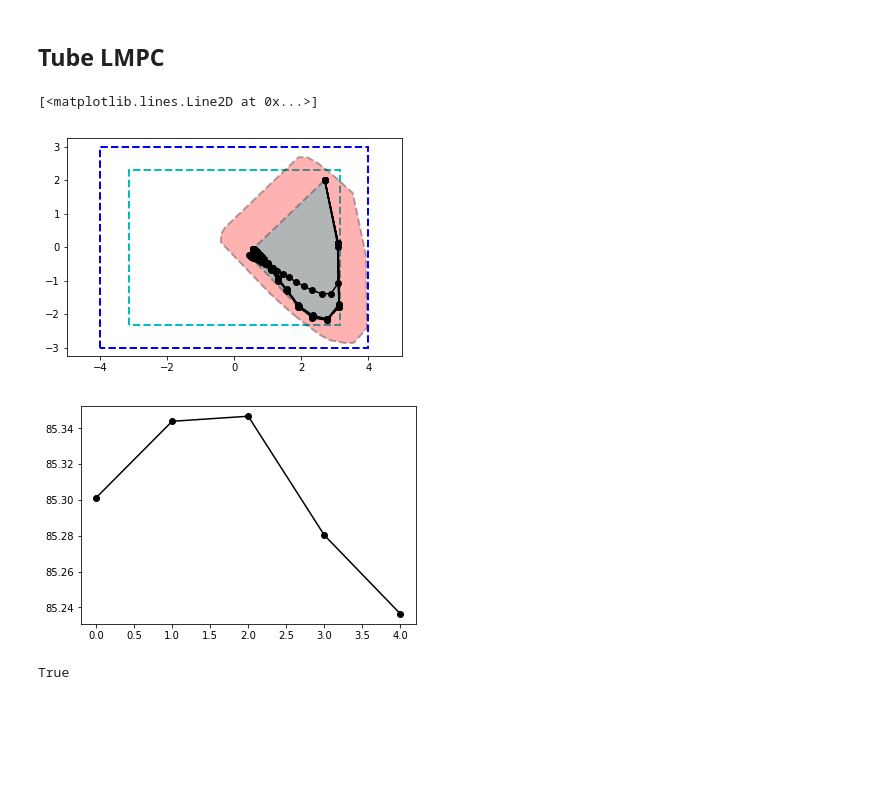
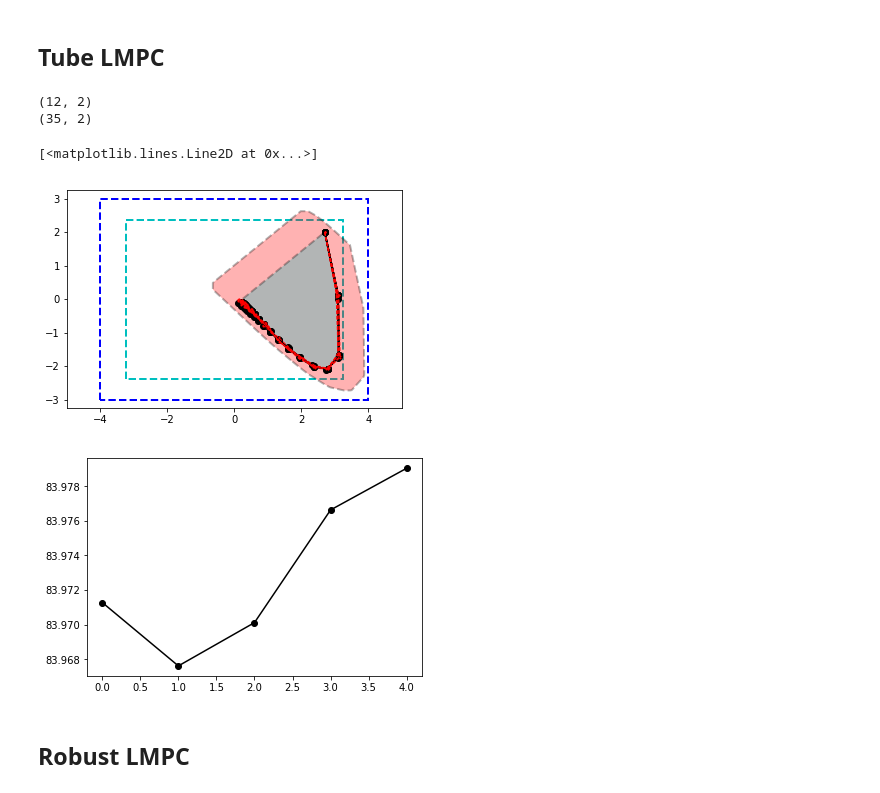
Before and after one commit to GoldeneyeRohan/prediction-uncertainty, a Jupyter notebook: Test Controllers.ipynb, the cells around one changed output. Cells and saved outputs as stored; diff of their text form; code cells hidden in the pictures; blank space fills up the shorter version.

Commit message:
finished robust and stochastic LMPC implementations

```diff
--- a/Test Controllers.ipynb
+++ b/Test Controllers.ipynb
@@ -152,8 +152,8 @@ state_limits.plot(ax=ax, alpha=1, color="w", edgecolor="b", linewidth=lw)
 X_bar = polytope.Polytope(*controller.state_constraints)
 X_bar.plot(ax=ax, alpha=1, color="w", linewidth=lw, edgecolor="c")
 
-plt.plot(x_traj[:,0], x_traj[:,1], "k-o")
-for x_pred in x_preds:
+plt.plot(x_tube_traj[:,0], x_tube_traj[:,1], "k-o")
+for x_pred in x_tube_preds:
     plt.plot(x_pred[:,0], x_pred[:,1], "r--")
 
 X_terminal = polytope.Polytope(*controller.terminal_constraint)
@@ -161,7 +161,7 @@ M = polytope.Polytope(*controller.init_constraint)
 
 X_terminal.plot(ax=ax, alpha=0.5, color="c", linewidth=lw)
 
-for x in np.rollaxis(x_preds[0], 0):
+for x in np.rollaxis(x_tube_preds[0], 0):
     Mx = control_utils.poly_translate(M, x)
     Mx.plot(ax=ax, alpha=.5, color="r", linewidth=lw)
 
@@ -179,8 +179,8 @@ controller = controllers.LTI_LMPC(A_true, B_true, C_true,
                                          Q, R, state_reference,
                                          state_constraints, input_constraints)
 h = lambda x, u: x.T @ Q @ x + u.T @ R @ u
-value_function = control_utils.compute_traj_cost(x_traj[:-1,:].T, u_traj.T, h)
-controller.add_trajectory(x_traj[:-1,:].T, u_traj.T, value_function)
+value_function = control_utils.compute_traj_cost(x_init_traj[:-1,:].T, u_init_traj.T, h)
+controller.add_trajectory(x_init_traj[:-1,:].T, u_init_traj.T, value_function)
 # %%
 for episode in range(num_episodes):
 #     print(episode)
@@ -218,44 +218,54 @@ controller = controllers.LTI_Tube_LMPC(A_true, B_true, C_true,
                                          Q, R, state_reference,
                                          state_constraints, input_constraints, w)
 h = lambda x, u: x.T @ Q @ x + u.T @ R @ u
-x_nominal, u_nominal = control_utils.compute_nominal_traj(x_traj.T, u_traj.T, A_true, B_true, C_true, controller.K)
+x_nominal, u_nominal = control_utils.compute_nominal_traj(x_mpc_traj.T, u_mpc_traj.T, A_true, B_true, C_true, controller.K)
 value_function = control_utils.compute_traj_cost(x_nominal[:,:-1], u_nominal, h)
 controller.add_trajectory(x_nominal[:,:-1], u_nominal, value_function)
 # %%
+true_costs = []
+true_trajs = []
 for episode in range(num_episodes):
     x_traj, u_traj, x_preds, u_preds = sim_traj(A_true, B_true, controller, x_init, process_noise=process_noise)
     x_nominal, u_nominal = control_utils.compute_nominal_traj(x_traj.T, u_traj.T, A_true, B_true, C_true, controller.K)
     value_function = control_utils.compute_traj_cost(x_nominal[:,:-1], u_nominal, h)
+    true_costs.append(control_utils.compute_traj_cost(x_traj[:-1,:].T, u_traj.T, h))
     controller.add_trajectory(x_nominal[:,:-1], u_nominal, value_function)
+    true_trajs.append(x_traj)
 # %%
 plt.figure()
 plt.axis("equal")
 ax = plt.gca()
 
 state_limits.plot(ax=ax, alpha=alpha, color="w", edgecolor="b", linewidth=lw)
 
 X_bar = polytope.Polytope(*controller.state_constraints)
 X_bar.plot(ax=ax, alpha=1, color="w", linewidth=lw, edgecolor="c")
 
 SS = polytope.qhull(controller.safe_set.value.T)
 M = polytope.Polytope(*controller.init_constraint)
 RSS = control_utils.minkowski_sum(SS, M)
-
+print(SS.A.shape)
+print(M.A.shape)
 RSS.plot(ax=ax, alpha=0.3, color="r", linewidth=lw)
 SS.plot(ax=ax, alpha=0.3, color="c", linewidth=lw)
 for x_traj in controller.traj_list:
     plt.plot(x_traj[0,:], x_traj[1,:], "k-o")
+
+
+for x_traj in true_trajs:
+    plt.plot(x_traj[:,0], x_traj[:,1], "r--o", lw=1, markersize=1)
 
 plt.xlim(xlims)
 plt.ylim(ylims)
 
 plt.figure()
 plt.plot([q[0] for q in controller.value_func_list[1:]], "ko-")
+# plt.plot([q[0] for q in true_costs], "ro-")
 # %% [output]
-[<matplotlib.lines.Line2D at 0x...>]
+(12, 2)
+(35, 2)
+[<matplotlib.lines.Line2D at 0x...>]
-[figure, old version]
+[figure, new version]
-[figure, old version]
+[figure, new version]
-# %%
-isinstance(disturbance_bound, polytope.Polytope)
-# %% [output]
-True
+# %% [markdown]
+## Robust LMPC
```
Also changed, not shown: parts of 16 cells of this notebook, 3 other files.
